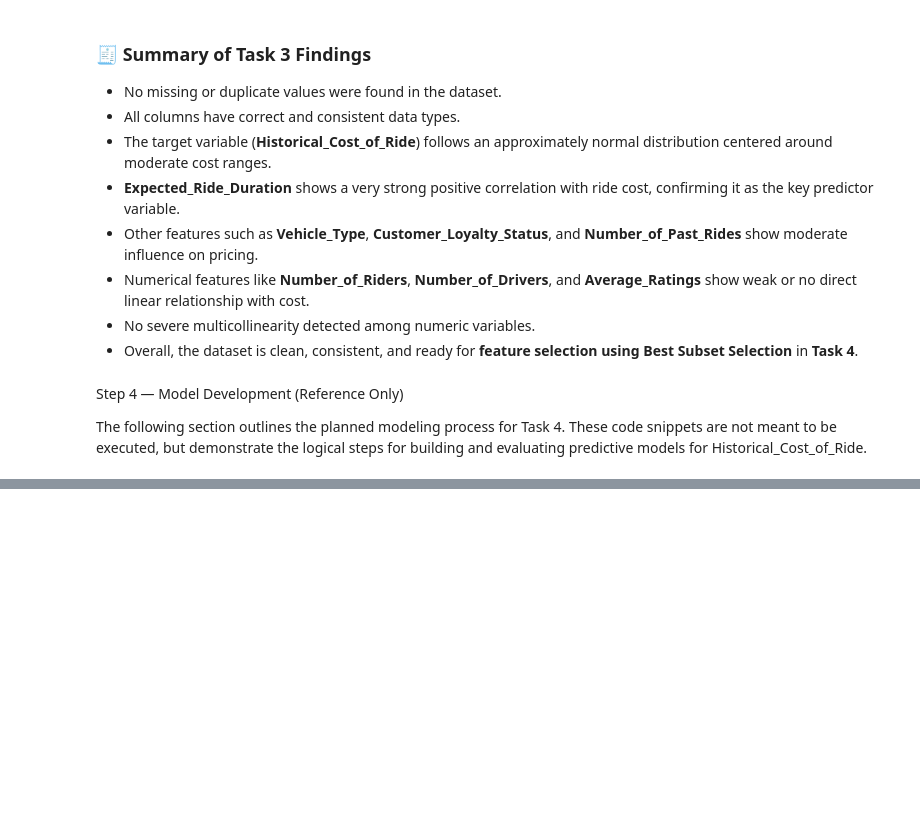
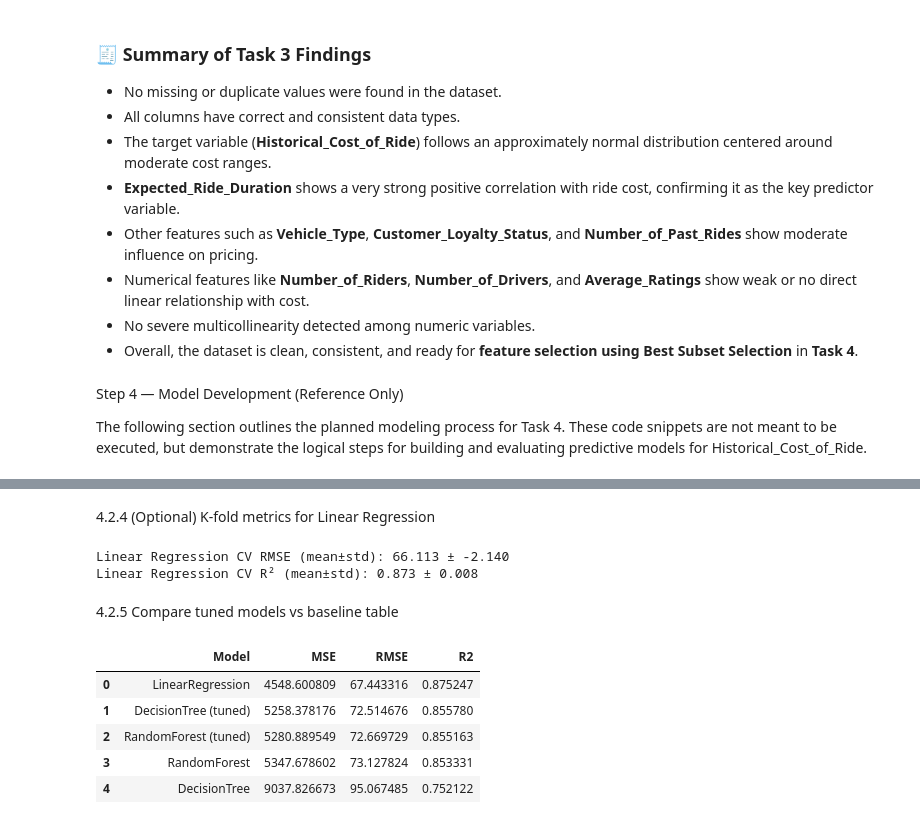
Before and after one commit to ashokaw/Dynamic_pricing, a Jupyter notebook: Interim_diss.ipynb, the cells around one changed output, grey strips where cells are left out. Saved outputs shown, nothing was run; the diff lists cells and outputs as text; code cells hidden in the pictures; blank space fills up the shorter version.

```diff
--- a/Interim_diss.ipynb
+++ b/Interim_diss.ipynb
@@ -608,0 +817,20 @@ Evaluation Metrics (R², RMSE, MAE) guide final model choice.
+# %%
+dt_pipe = pipelines["DecisionTree"]  # uses your same preprocess
+dt_params = {
+    "model__max_depth": [None, 5, 10, 15, 20],
+    "model__min_samples_split": [2, 5, 10, 20],
+    "model__min_samples_leaf": [1, 2, 5, 10],
+}
+
+dt_gs = GridSearchCV(
+    dt_pipe, dt_params, cv=cv, scoring=scoring, refit="rmse", n_jobs=-1, verbose=0
+)
+dt_gs.fit(X_train, y_train)
+
+print("Decision Tree best params:", dt_gs.best_params_)
+print("Decision Tree CV best RMSE:", -dt_gs.best_score_)
+y_pred_dt_tuned = dt_gs.predict(X_test)
+print("Decision Tree tuned Test RMSE:",
+      mean_squared_error(y_test, y_pred_dt_tuned, squared=False))
+print("Decision Tree tuned Test R²:",
+      r2_score(y_test, y_pred_dt_tuned))
@@ -608,0 +871,47 @@ Evaluation Metrics (R², RMSE, MAE) guide final model choice.
+# %% [markdown]
+4.2.4 (Optional) K-fold metrics for Linear Regression
+# %%
+from sklearn.model_selection import cross_validate
+lr_pipe = pipelines["LinearRegression"]
+
+cv_scores = cross_validate(lr_pipe, X_train, y_train, cv=cv, scoring=scoring, n_jobs=-1)
+print("Linear Regression CV RMSE (mean±std):",
+      f"{-cv_scores['test_rmse'].mean():.3f} ± {-cv_scores['test_rmse'].std():.3f}")
+print("Linear Regression CV R² (mean±std):",
+      f"{cv_scores['test_r2'].mean():.3f} ± {cv_scores['test_r2'].std():.3f}")
+# %% [output]
+Linear Regression CV RMSE (mean±std): 66.113 ± -2.140
+Linear Regression CV R² (mean±std): 0.873 ± 0.008
+# %% [markdown]
+4.2.5 Compare tuned models vs baseline table
+# %%
+rows = []
+
+# Baselines already computed in results_df
+rows.extend(results_df.to_dict("records"))
+
+# Add tuned Decision Tree
+rows.append({
+    "Model": "DecisionTree (tuned)",
+    "MSE": mean_squared_error(y_test, y_pred_dt_tuned),
+    "RMSE": mean_squared_error(y_test, y_pred_dt_tuned, squared=False),
+    "R2": r2_score(y_test, y_pred_dt_tuned)
+})
+
+# Add tuned Random Forest
+rows.append({
+    "Model": "RandomForest (tuned)",
+    "MSE": mean_squared_error(y_test, y_pred_rf_tuned),
+    "RMSE": mean_squared_error(y_test, y_pred_rf_tuned, squared=False),
+    "R2": r2_score(y_test, y_pred_rf_tuned)
+})
+
+final_compare = pd.DataFrame(rows).sort_values("RMSE").reset_index(drop=True)
+final_compare
+# %% [output]
+|  | Model | MSE | RMSE | R2 |
+| 0 | LinearRegression | 4548.600809 | 67.443316 | 0.875247 |
+| 1 | DecisionTree (tuned) | 5258.378176 | 72.514676 | 0.855780 |
+| 2 | RandomForest (tuned) | 5280.889549 | 72.669729 | 0.855163 |
+| 3 | RandomForest | 5347.678602 | 73.127824 | 0.853331 |
+| 4 | DecisionTree | 9037.826673 | 95.067485 | 0.752122 |
```
Also changed, not shown: parts of 18 cells of this notebook.
